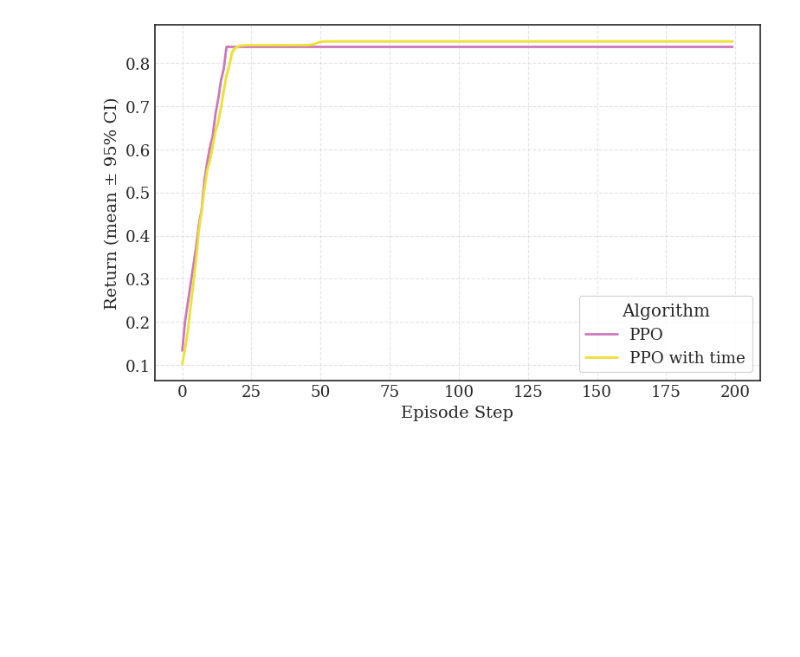
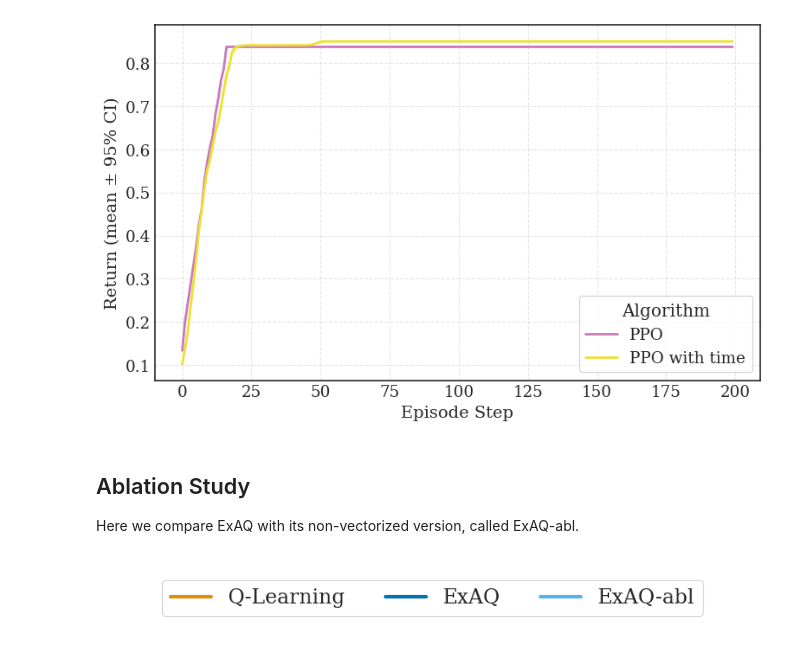
Before and after one commit to Daveonwave/Exo-MDP, a Jupyter notebook: notebooks/learning_curves.ipynb, the cells around one changed output. Cells and saved outputs as stored; diff of their text form; code cells hidden in the pictures; blank space fills up the shorter version.

Commit message:
ablation study for ExaQ

```diff
--- a/notebooks/learning_curves.ipynb
+++ b/notebooks/learning_curves.ipynb
@@ -982,3 +985,20 @@ plot_strategies(strategies)
 plot_performance(res_dict)
 # %% [output]
 [figure]
+# %% [markdown]
+## Ablation Study
+
+Here we compare ExAQ with its non-vectorized version, called ExAQ-abl.
+# %%
+handles = [Line2D([0],[0], color=alg_color[alg], lw=3, linestyle='-', label=alg_labels[alg]) for alg in ['ql', 'exaq', 'exaq-mod']]
+
+fig = plt.figure(figsize=(10, 1))
+
+ax = fig.add_subplot(111)
+ax.axis('off')
+legend = fig.legend(handles=handles, loc='center', ncol=len(handles), frameon=True)
+
+fig.savefig(plots_dir + 'ablation_legend.pdf', bbox_inches='tight')
+plt.show()
+# %% [output]
+[figure, added]
```
Also changed, not shown: parts of 7 cells of this notebook, 17 other files.
